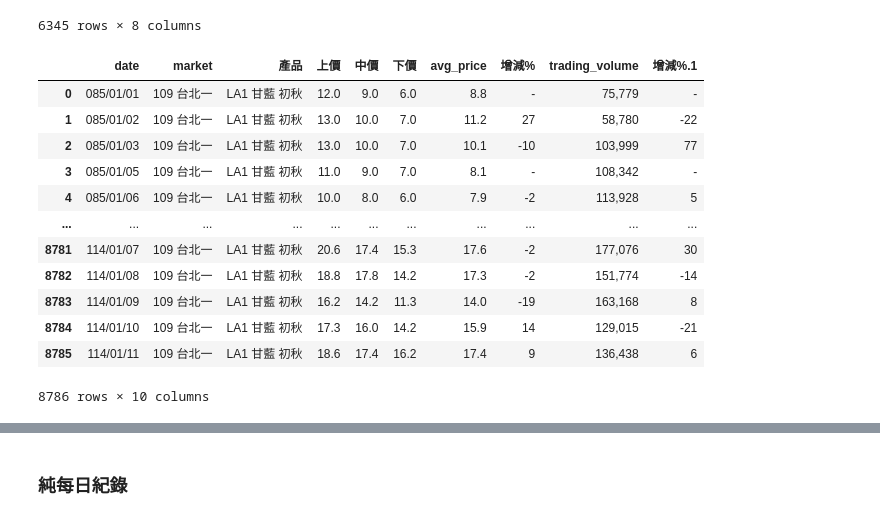
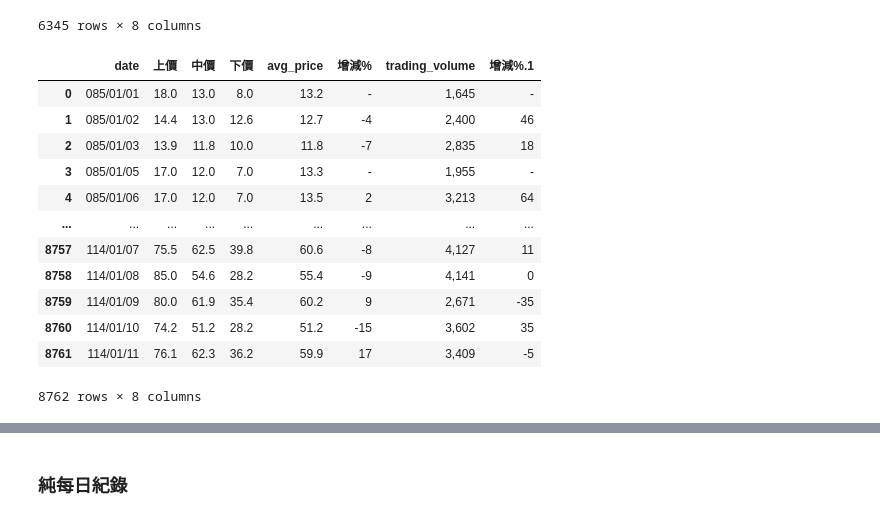
Before and after one commit to kuanyi0226/2024_fall_DS-Final-Project, a Jupyter notebook: visualization_蕹菜.ipynb, the cells around one changed output, grey strips where cells are left out. Cells and saved outputs as stored; diff of their text form; code cells hidden in the pictures.

```diff
--- a/visualization_蕹菜.ipynb
+++ b/visualization_蕹菜.ipynb
@@ -22,21 +22,21 @@ df_rain
 | 6344 | 200104 | 2001UTOR | 尤特 | 467411 | CWA | 2001-07-05 23:00:00 | 0.2 | 58 |
 6345 rows × 8 columns
 # %%
-df_price = pd.read_csv(path + '甘藍初秋_台北一日交易行情.csv')
+df_price = pd.read_csv(path + '蕹菜小葉_台北一日交易行情.csv')
 # %%
-df_price.rename(columns = {'日期':'date', '市場':'market','平均價':'avg_price','交易量(公斤)':'trading_volume'},inplace = True)
+df_price.rename(columns = {'日期':'date', '平均價':'avg_price','交易量(公斤)':'trading_volume'},inplace = True)
 df_price
 # %% [output]
-|  | date | market | 產品 | 上價 | 中價 | 下價 | avg_price | 增減% | trading_volume | 增減%.1 |
-| 0 | 085/01/01 | 109 台北一 | LA1 甘藍 初秋 | 12.0 | 9.0 | 6.0 | 8.8 | - | 75,779 | - |
-| 1 | 085/01/02 | 109 台北一 | LA1 甘藍 初秋 | 13.0 | 10.0 | 7.0 | 11.2 | 27 | 58,780 | -22 |
-| 2 | 085/01/03 | 109 台北一 | LA1 甘藍 初秋 | 13.0 | 10.0 | 7.0 | 10.1 | -10 | 103,999 | 77 |
-| 3 | 085/01/05 | 109 台北一 | LA1 甘藍 初秋 | 11.0 | 9.0 | 7.0 | 8.1 | - | 108,342 | - |
-| 4 | 085/01/06 | 109 台北一 | LA1 甘藍 初秋 | 10.0 | 8.0 | 6.0 | 7.9 | -2 | 113,928 | 5 |
-| ... | ... | ... | ... | ... | ... | ... | ... | ... | ... | ... |
-| 8781 | 114/01/07 | 109 台北一 | LA1 甘藍 初秋 | 20.6 | 17.4 | 15.3 | 17.6 | -2 | 177,076 | 30 |
-| 8782 | 114/01/08 | 109 台北一 | LA1 甘藍 初秋 | 18.8 | 17.8 | 14.2 | 17.3 | -2 | 151,774 | -14 |
-| 8783 | 114/01/09 | 109 台北一 | LA1 甘藍 初秋 | 16.2 | 14.2 | 11.3 | 14.0 | -19 | 163,168 | 8 |
-| 8784 | 114/01/10 | 109 台北一 | LA1 甘藍 初秋 | 17.3 | 16.0 | 14.2 | 15.9 | 14 | 129,015 | -21 |
-| 8785 | 114/01/11 | 109 台北一 | LA1 甘藍 初秋 | 18.6 | 17.4 | 16.2 | 17.4 | 9 | 136,438 | 6 |
+|  | date | 上價 | 中價 | 下價 | avg_price | 增減% | trading_volume | 增減%.1 |
+| 0 | 085/01/01 | 18.0 | 13.0 | 8.0 | 13.2 | - | 1,645 | - |
+| 1 | 085/01/02 | 14.4 | 13.0 | 12.6 | 12.7 | -4 | 2,400 | 46 |
+| 2 | 085/01/03 | 13.9 | 11.8 | 10.0 | 11.8 | -7 | 2,835 | 18 |
+| 3 | 085/01/05 | 17.0 | 12.0 | 7.0 | 13.3 | - | 1,955 | - |
+| 4 | 085/01/06 | 17.0 | 12.0 | 7.0 | 13.5 | 2 | 3,213 | 64 |
+| ... | ... | ... | ... | ... | ... | ... | ... | ... |
+| 8757 | 114/01/07 | 75.5 | 62.5 | 39.8 | 60.6 | -8 | 4,127 | 11 |
+| 8758 | 114/01/08 | 85.0 | 54.6 | 28.2 | 55.4 | -9 | 4,141 | 0 |
+| 8759 | 114/01/09 | 80.0 | 61.9 | 35.4 | 60.2 | 9 | 2,671 | -35 |
+| 8760 | 114/01/10 | 74.2 | 51.2 | 28.2 | 51.2 | -15 | 3,602 | 35 |
+| 8761 | 114/01/11 | 76.1 | 62.3 | 36.2 | 59.9 | 17 | 3,409 | -5 |
-8786 rows × 10 columns
+8762 rows × 8 columns
```
Also changed, not shown: parts of 8 cells of this notebook.
